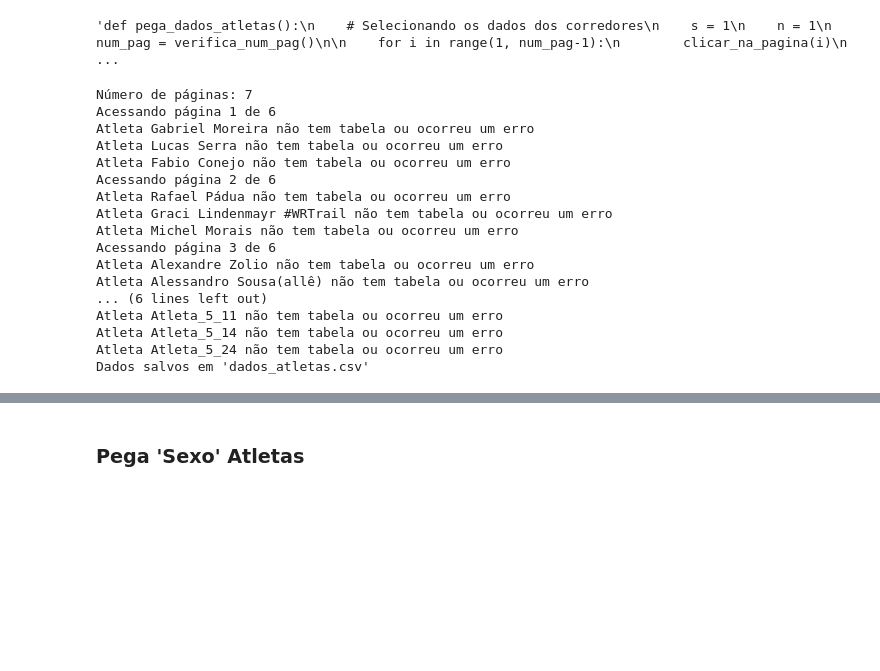
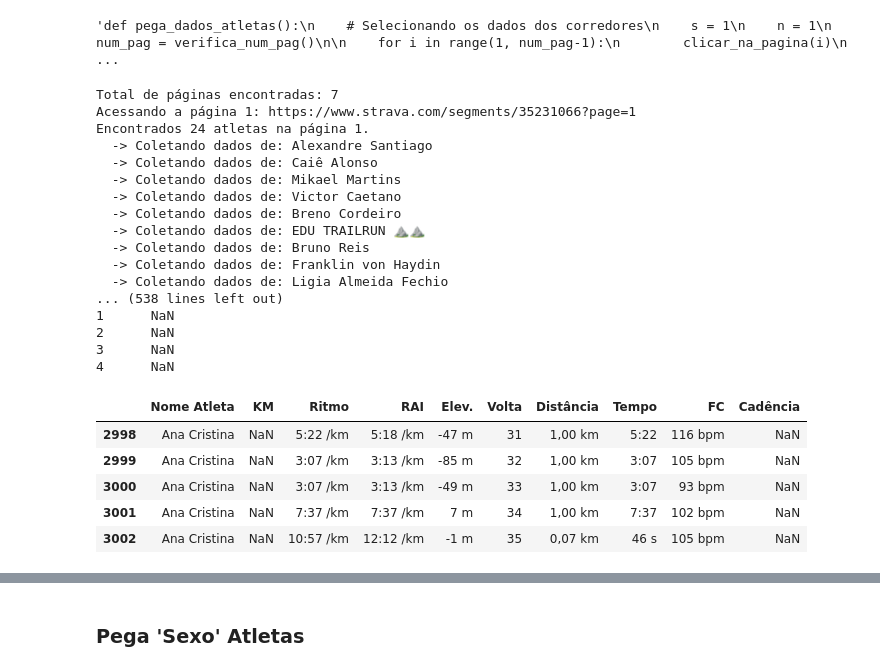
Before and after one commit to joaomts/-strava_analytics, a Jupyter notebook: web_scrapping_strava.ipynb, the cells around one changed output, grey strips where cells are left out. Saved outputs shown, nothing was run; the diff lists cells and outputs as text; code cells hidden in the pictures; blank space fills up the shorter version.

```diff
--- a/web_scrapping_strava.ipynb
+++ b/web_scrapping_strava.ipynb
@@ -350,21 +462,35 @@ def pega_dados_atletas(url_prova: str):
 # %%
-df = pega_dados_atletas(url_prova="https://www.strava.com/segments/35231066")
+df = pega_dados_atletas_corrigido(
+    url_base_prova="https://www.strava.com/segments/35231066",
+    nome_arquivo="dados_strava_final.csv",
+)
+if df is not None:
+    print(df.head())
 # %% [output]
-Número de páginas: 7
-Acessando página 1 de 6
-Atleta Gabriel Moreira não tem tabela ou ocorreu um erro
-Atleta Lucas Serra não tem tabela ou ocorreu um erro
-Atleta Fabio Conejo não tem tabela ou ocorreu um erro
-Acessando página 2 de 6
-Atleta Rafael Pádua não tem tabela ou ocorreu um erro
-Atleta Graci Lindenmayr #WRTrail não tem tabela ou ocorreu um erro
-Atleta Michel Morais não tem tabela ou ocorreu um erro
-Acessando página 3 de 6
-Atleta Alexandre Zolio não tem tabela ou ocorreu um erro
-Atleta Alessandro Sousa(allê) não tem tabela ou ocorreu um erro
-... (6 lines left out)
-Atleta Atleta_5_11 não tem tabela ou ocorreu um erro
-Atleta Atleta_5_14 não tem tabela ou ocorreu um erro
-Atleta Atleta_5_24 não tem tabela ou ocorreu um erro
-Dados salvos em 'dados_atletas.csv'
+Total de páginas encontradas: 7
+Acessando a página 1: https://www.strava.com/segments/35231066?page=1
+Encontrados 24 atletas na página 1.
+  -> Coletando dados de: Alexandre Santiago
+  -> Coletando dados de: Caiê Alonso
+  -> Coletando dados de: Mikael Martins
+  -> Coletando dados de: Victor Caetano
+  -> Coletando dados de: Breno Cordeiro
+  -> Coletando dados de: EDU TRAILRUN ⛰️⛰️
+  -> Coletando dados de: Bruno Reis
+  -> Coletando dados de: Franklin von Haydin
+  -> Coletando dados de: Ligia Almeida Fechio
+... (538 lines left out)
+1      NaN
+2      NaN
+3      NaN
+4      NaN
+# %%
+df.tail()
+# %% [output]
+|  | Nome Atleta | KM | Ritmo | RAI | Elev. | Volta | Distância | Tempo | FC | Cadência |
+| 2998 | Ana Cristina | NaN | 5:22 /km | 5:18 /km | -47 m | 31 | 1,00 km | 5:22 | 116 bpm | NaN |
+| 2999 | Ana Cristina | NaN | 3:07 /km | 3:13 /km | -85 m | 32 | 1,00 km | 3:07 | 105 bpm | NaN |
+| 3000 | Ana Cristina | NaN | 3:07 /km | 3:13 /km | -49 m | 33 | 1,00 km | 3:07 | 93 bpm | NaN |
+| 3001 | Ana Cristina | NaN | 7:37 /km | 7:37 /km | 7 m | 34 | 1,00 km | 7:37 | 102 bpm | NaN |
+| 3002 | Ana Cristina | NaN | 10:57 /km | 12:12 /km | -1 m | 35 | 0,07 km | 46 s | 105 bpm | NaN |
 # %%
```
Also changed, not shown: parts of 12 cells of this notebook, 1 other file.
